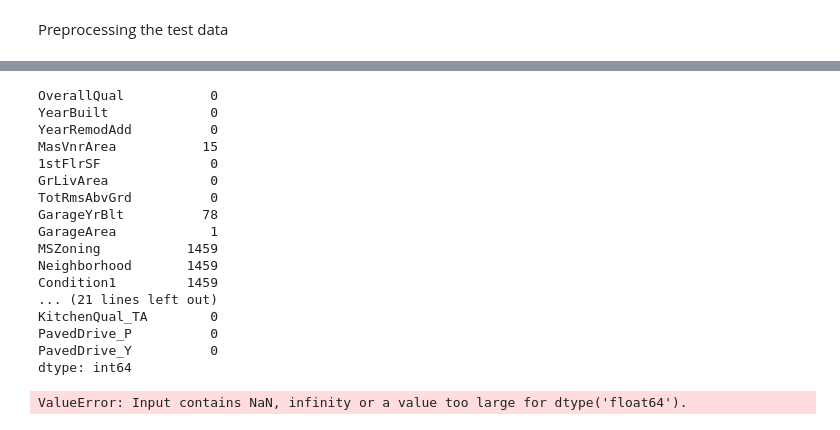
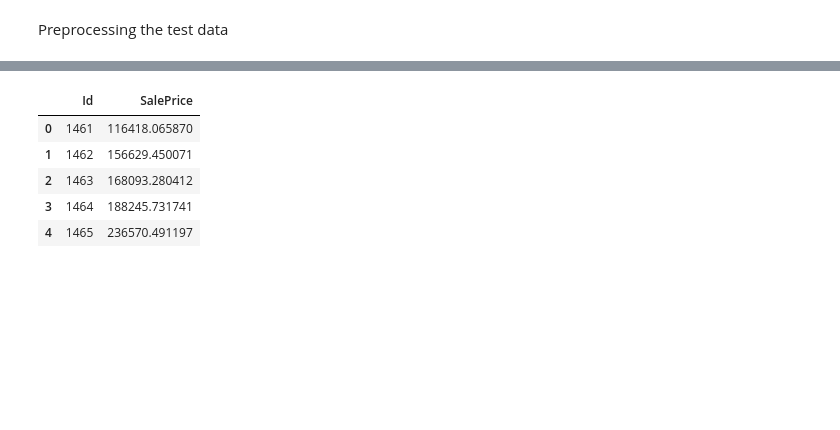
Before and after one commit to GoldenGarr/House-prices-reg, a Jupyter notebook: house_prices.ipynb, the cells around one changed output, grey strips where cells are left out. Drawn from its saved outputs; the diff is of its cells as text; code cells hidden in the pictures; blank space fills up the shorter version.

```diff
--- a/house_prices.ipynb
+++ b/house_prices.ipynb
@@ -569,24 +587,17 @@ Index(['OverallQual', 'YearBuilt', 'YearRemodAdd', 'MasVnrArea', '1stFlrSF',
-# %%
-df_test_enc.isna().sum()
-# %% [output]
-OverallQual           0
-YearBuilt             0
-YearRemodAdd          0
-MasVnrArea           15
-1stFlrSF              0
-GrLivArea             0
-TotRmsAbvGrd          0
-GarageYrBlt          78
-GarageArea            1
-MSZoning           1459
-Neighborhood       1459
-Condition1         1459
-... (21 lines left out)
-KitchenQual_TA        0
-PavedDrive_P          0
-PavedDrive_Y          0
-dtype: int64
-# %%
-y_pred = lasso.predict(df_test_enc)
-# %% [output]
-ValueError: Input contains NaN, infinity or a value too large for dtype('float64').
+# %%
+result = pd.concat(
+    (pd.Series(X_test.index), pd.Series(predictions)),
+    axis=1
+)
+
+result.columns = ['Id', 'SalePrice']
+result.to_csv('result.csv', sep=',', index=False)
+# %%
+result.head()
+# %% [output]
+|  | Id | SalePrice |
+| 0 | 1461 | 116418.065870 |
+| 1 | 1462 | 156629.450071 |
+| 2 | 1463 | 168093.280412 |
+| 3 | 1464 | 188245.731741 |
+| 4 | 1465 | 236570.491197 |
```
Also changed, not shown: parts of 10 cells of this notebook.
